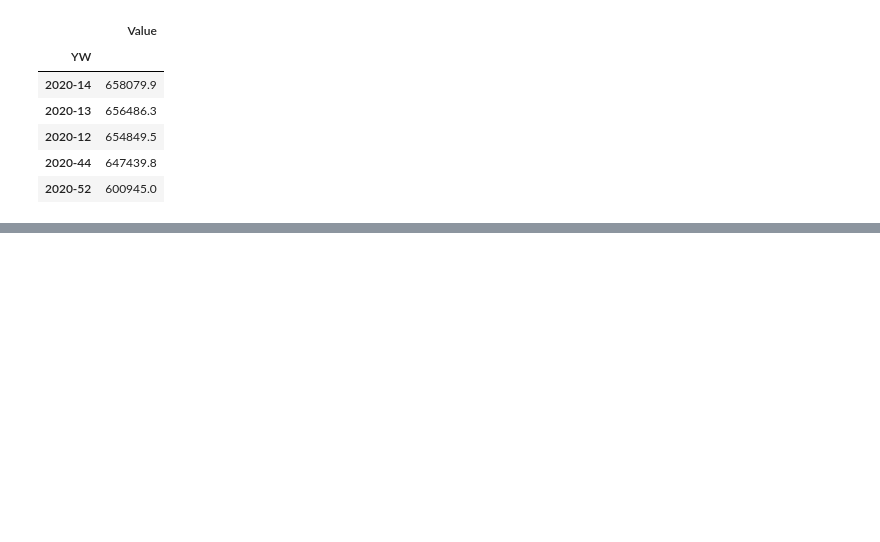
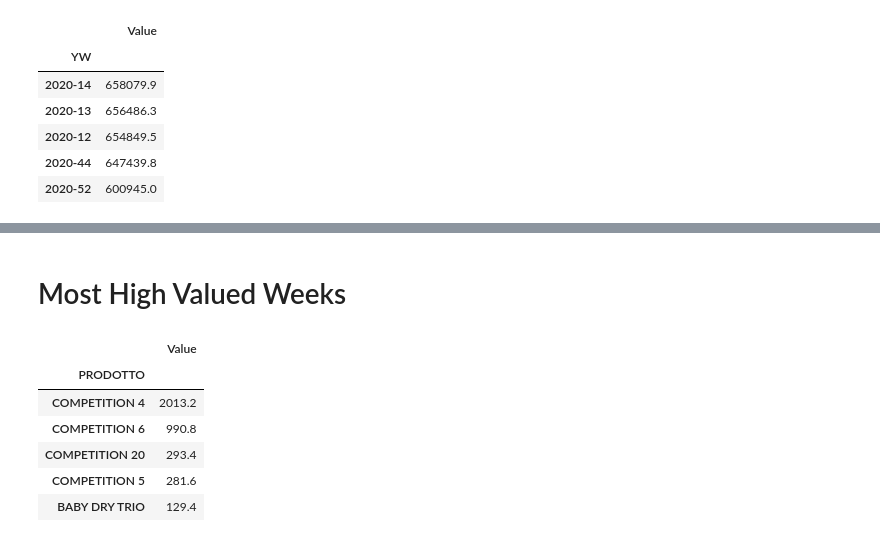
Before and after one commit to khubabshams/game3, a Jupyter notebook: promotional_event_detection.ipynb, the cells around one changed output, grey strips where cells are left out. Drawn from its saved outputs; the diff is of its cells as text; code cells hidden in the pictures; blank space fills up the shorter version.

Commit message:
[Add] ost valued products

```diff
--- a/promotional_event_detection.ipynb
+++ b/promotional_event_detection.ipynb
@@ -167,0 +171,13 @@ customer_df.head().sort_values(by='Value', ascending=False) # Descending Sort
+# %% [markdown]
+# Most High Valued Weeks
+# %%
+product_df = df.groupby('PRODOTTO')[['Value']].sum().sort_values(by='Value') # Get Top Total Sales Value grouped by customers
+product_df.head().sort_values(by='Value', ascending=False) # Descending Sort
+# %% [output]
+|  | Value |
+| PRODOTTO |  |
+| COMPETITION 4 | 2013.2 |
+| COMPETITION 6 | 990.8 |
+| COMPETITION 20 | 293.4 |
+| COMPETITION 5 | 281.6 |
+| BABY DRY TRIO | 129.4 |
```
Also changed, not shown: parts of 12 cells of this notebook.
